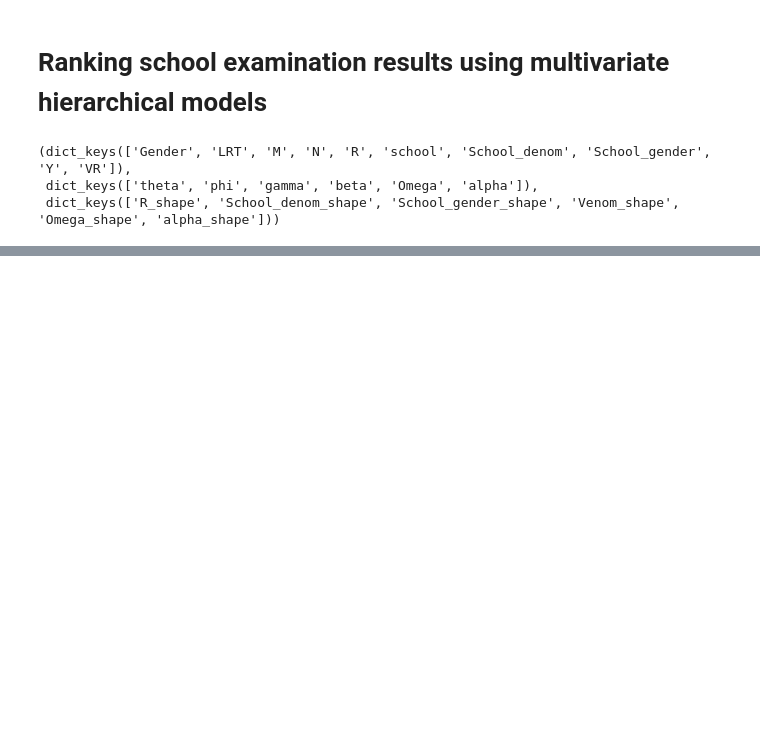
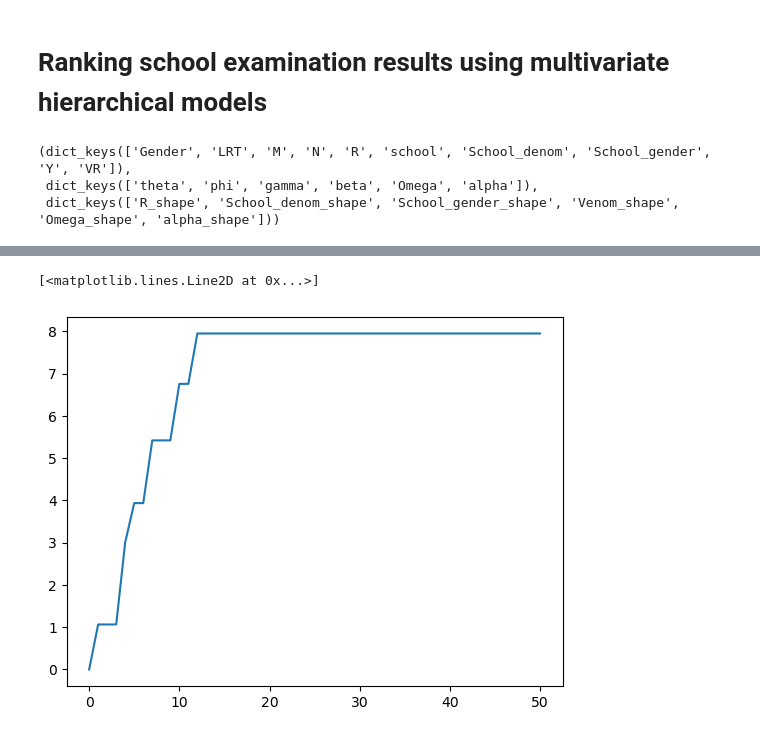
Before and after one commit to meh-source/schools-project, a Jupyter notebook: main.ipynb, the cells around one changed output, grey strips where cells are left out. Saved outputs shown, nothing was run; the diff lists cells and outputs as text; code cells hidden in the pictures; blank space fills up the shorter version.

```diff
--- a/main.ipynb
+++ b/main.ipynb
@@ -65,3 +33,7 @@ Exceptions
+# %%
+hyperparams = dict()
+hyperparams["tau0"] = 1e-3
+hyperparams["sd_proposal"] = 1
 # %%
 def sampler(n, data, init, params, hyperparams):
 
@@ -258,4 +242,4 @@ def sampler(n, data, init, params, hyperparams):
 
     return chain
 # %%
-chain = sampler(20, data, init, params, hyperparams)
+chain = sampler(50, data, init, params, hyperparams)
@@ -281,0 +302,5 @@ chain
+# %%
+plt.plot(chain["theta"])
+# %% [output]
+[<matplotlib.lines.Line2D at 0x...>]
+[figure, added]
```
Also changed, not shown: parts of 6 cells of this notebook.
